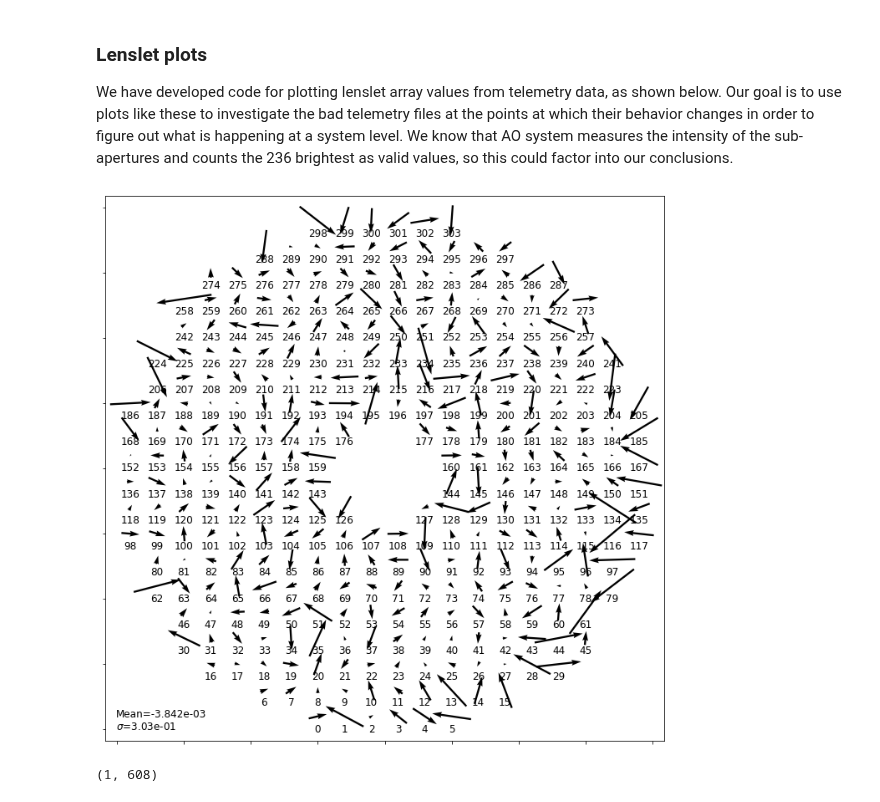
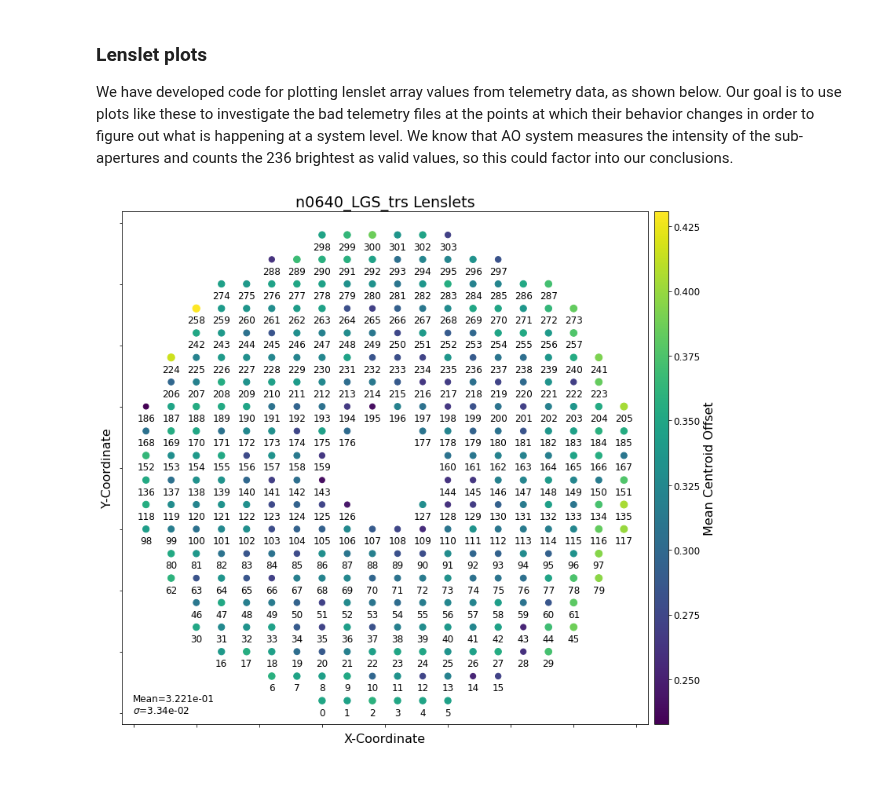
Before and after one commit to eramey16/berkeley_research, a Jupyter notebook: Keck_Performance/AO_Telemetry_2020_Emily.ipynb, the cells around one changed output. Cells and saved outputs as stored; diff of their text form; code cells hidden in the pictures.

Commit message:
checkpoint on telemetry videos in AO_Telemetry

```diff
--- a/Keck_Performance/AO_Telemetry_2020_Emily.ipynb
+++ b/Keck_Performance/AO_Telemetry_2020_Emily.ipynb
@@ -16,11 +16,12 @@ from CFAOutils import (clean_data, plot_array, corner_plot,
                        split_centroids, combine_centroids)
 
 ### Path to telemetry files [EDIT THIS]
-telem_dir = './data/Telemetry_Files/'
+telem_dir = '/g/lu/data/keck_telemetry/'
 
 # Sub-aperture maps
-centroid_map = telem_dir+"sub_ap_map.txt"
-resid_map = telem_dir+"act.txt"
+map_dir = "./ao_telemetry/"
+wfs_file = map_dir+"sub_ap_map.txt"
+actuator_file = map_dir+"act.txt"
 
 # Combined Data Path [EDIT THIS]
 data_dir = "./"
@@ -103,16 +105,20 @@ plt.show()
 We have chosen a set of six telemetry files to use as potential examples, three with unusually high RMS Residuals and three without. Scipy's *readsav* function returns an **Attribute Dictionary**, which is functionally equivalent to a standard Python dictionary except that its elements can be accessed using either dot notation or brackets.
 # %%
 telem_files = {
-    '20140703_bad': telem_dir+'n0199_fullLGS_trs.sav',
-    '20160503_bad': telem_dir+'n0209_fullLGS_trs.sav',
-    '20170727_bad': telem_dir+'n0640_LGS_trs.sav',
-    '20140704_good': telem_dir+'n0160_fullLGS_trs.sav',
-    '20160517_good': telem_dir+'n0058_fullLGS_trs.sav',
-    '20170718_good': telem_dir+'n0108_LGS_trs.sav',
+    '20140703_bad': telem_dir+'20140703/sdata903/nirc18/2014jul03/n0199_fullLGS_trs.sav',
+    '20160503_bad': telem_dir+'20160503/sdata904/nirc15/2016may03_B/n0209_fullLGS_trs.sav',
+    '20170727_bad': telem_dir+'20170727/sdata902/nirc20/2017jul27/n0640_LGS_trs.sav',
+    '20140704_good': telem_dir+'20140704/sdata902/nirc18/2014jul04/n0160_fullLGS_trs.sav',
+    '20160517_good': telem_dir+'20160517/sdata904/nirc20/2016may17_B/n0058_fullLGS_trs.sav',
+    '20170718_good': telem_dir+'20170718/sdata901/nirc15/2017jul18/n0108_LGS_trs.sav',
 }
+testfile1 = '/g/lu/data/keck_telemetry/20170727/sdata902/nirc20/2017jul27/n0643_LGS_trs.sav'
+testfile2 = '/g/lu/data/keck_telemetry/20170727/sdata902/nirc20/2017jul27/n0644_LGS_trs.sav'
 
 good_example = readsav(telem_files['20170718_good'])
 bad_example = readsav(telem_files['20170727_bad'])
+test1 = readsav(testfile1)
+test2 = readsav(testfile2)
 # %% [markdown]
 ##### Telemetry fields
 Each telemetry file has a series of timestamps (in 10s of ns from Jan 01, 1970), with arrays of measurements corresponding to each. Some telemetry files have headers with more information on the system. Data structure A holds WFS data while data structure B holds STRAP Tip/Tilt data. Further explanations of these files can be found in [KAON 1165](https://drive.google.com/file/d/1llk_1P3Hc1gztCzlKXLPhTXe7aKs3elS/view?usp=sharing) or [AO Telemetry 2019](https://drive.google.com/file/d/1meT-YPRXwapmZd1paua3-_ltX1KSkU-w/view?usp=sharing).
@@ -225,16 +235,12 @@ Bad file percentage: 4.93%
 We have developed code for plotting lenslet array values from telemetry data, as shown below. Our goal is to use plots like these to investigate the bad telemetry files at the points at which their behavior changes in order to figure out what is happening at a system level. We know that AO system measures the intensity of the sub-apertures and counts the 236 brightest as valid values, so this could factor into our conclusions.
 # %%
 # centroid_vals = combine_centroids(bad_example.a.offsetcentroid[0], op=np.mean)
-centroids = bad_example.a.offsetcentroid[0]
-im = plot_array(centroids[0,:].reshape(1, -1), centroid_map, arrows=True)
-# ax.set_xlabel("X-Coordinate")
-# ax.set_ylabel("Y-Coordinate")
-# ax.set_title("n0640_LGS_trs Lenslets")
-# colorbar.set_label("Mean Centroid Offset")
+centroids = combine_centroids(bad_example.a.offsetcentroid[0])
+fig, ax, colorbar = plot_array(centroids, wfs_file, arrows=False)
+ax.set_xlabel("X-Coordinate")
+ax.set_ylabel("Y-Coordinate")
+ax.set_title("n0640_LGS_trs Lenslets")
+colorbar.set_label("Mean Centroid Offset")
 # %% [output]
-[figure, old version]
+[figure, new version]
-# %%
-centroids[0,:].reshape(1, -1).shape
-# %% [output]
-(1, 608)
 # %%
```
Also changed, not shown: parts of 14 cells of this notebook, 2 other files.
